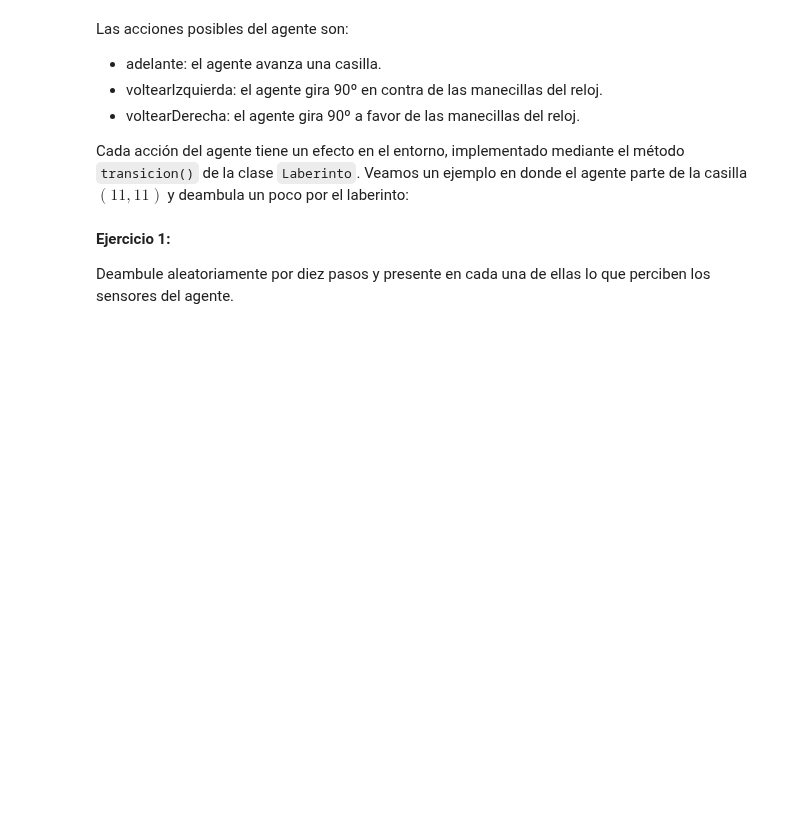
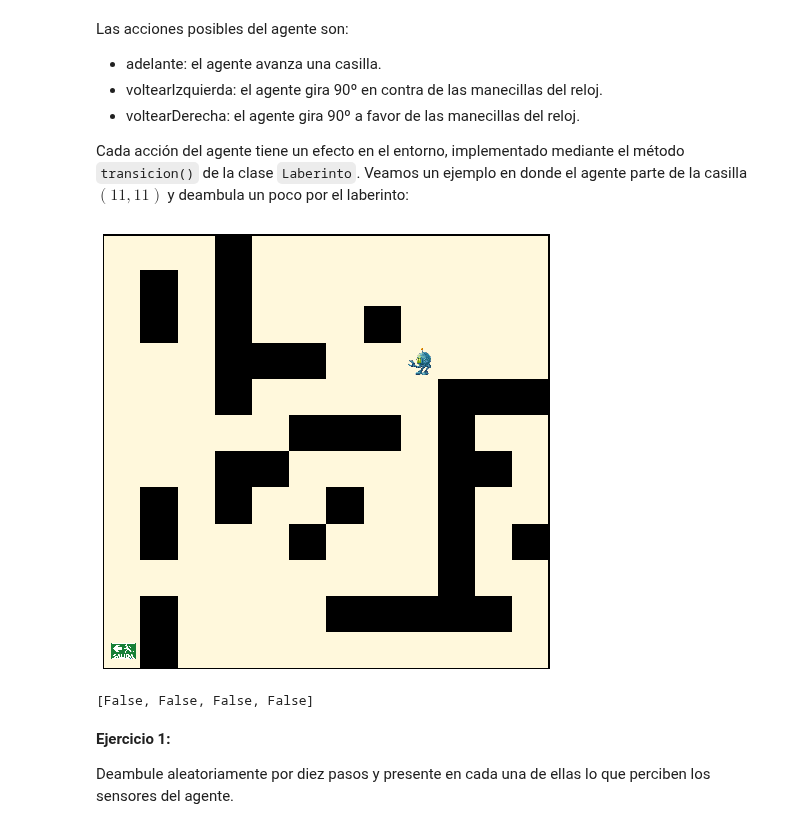
Before and after one commit to DaveAlsina/6toSemestre, a Jupyter notebook: ia/taller/notebook5_1/tipos_agente.ipynb, the cells around one changed output. Saved outputs shown, nothing was run; the diff lists cells and outputs as text; code cells hidden in the pictures; blank space fills up the shorter version.

```diff
--- a/ia/taller/notebook5_1/tipos_agente.ipynb
+++ b/ia/taller/notebook5_1/tipos_agente.ipynb
@@ -65,21 +65,25 @@ Cada acción del agente tiene un efecto en el entorno, implementado mediante el
 # %%
 from agentes import *
 from time import sleep
 from IPython.display import clear_output
 import matplotlib.pyplot as plt
 
 lab = Laberinto(pos_inicial=(11,11))
 acciones = ['adelante', 'adelante', 'voltearIzquierda',
             'adelante', 'adelante', 'adelante', 'voltearDerecha', 'adelante']
 
 lab.pintar()
 
 for a in acciones:
     lab.transicion(a)
     clear_output(wait=True)
     lab.pintar()
     plt.show()
-    sleep(.25)
+    sleep(.95)
+    print(lab.para_sentidos())
+# %% [output]
+[figure, added]
+[False, False, False, False]
 # %% [markdown]
 **Ejercicio 1:**
 
```
Also changed, not shown: parts of 6 cells of this notebook.
